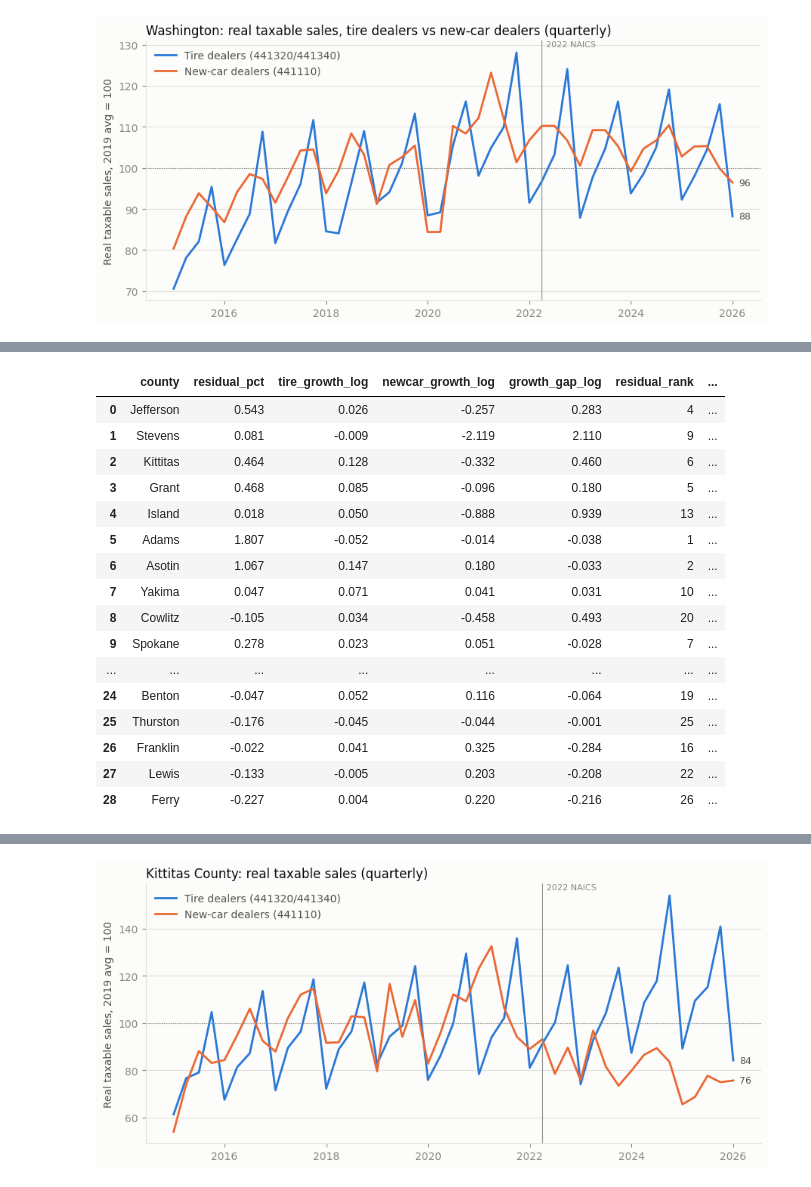
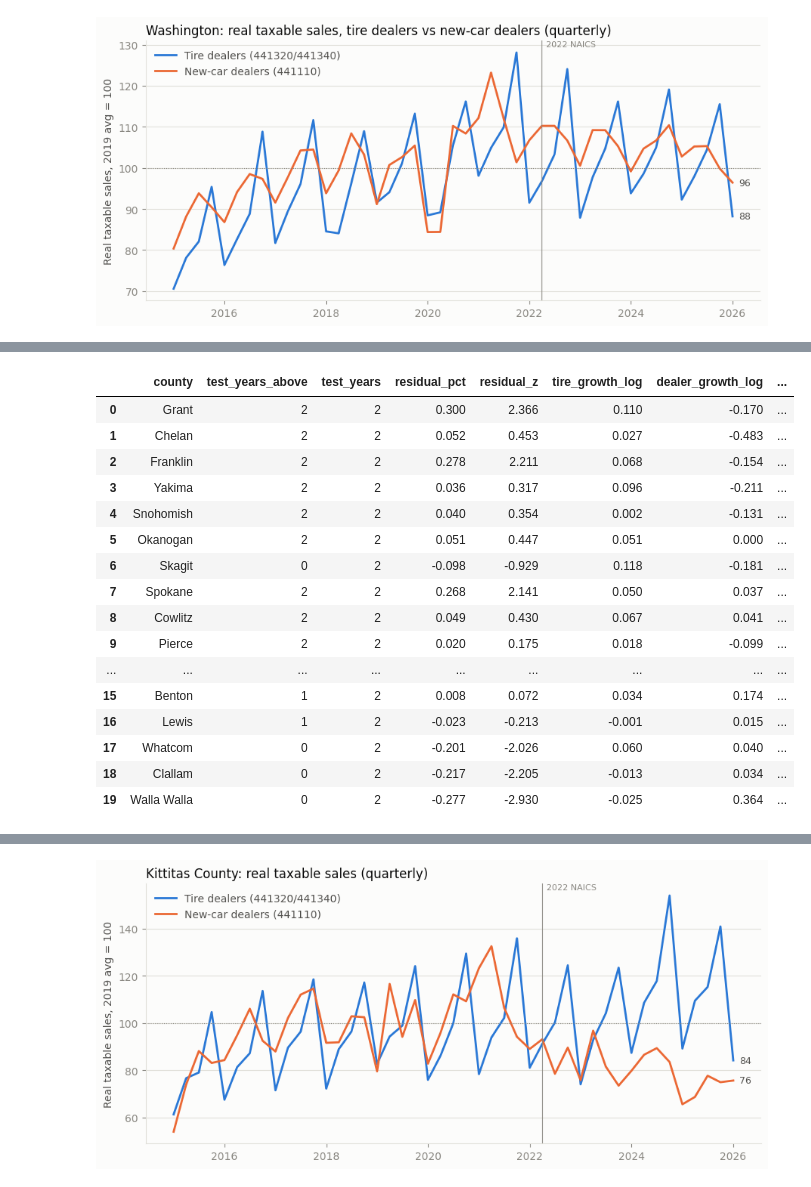
Before and after one commit to gisaf22/wa-tire-market-opportunity, a Jupyter notebook: notebooks/wa_tire_opportunity.ipynb, the cells around one changed output, grey strips where cells are left out. Saved outputs shown, nothing was run; the diff lists cells and outputs as text; code cells hidden in the pictures.

```diff
--- a/notebooks/wa_tire_opportunity.ipynb
+++ b/notebooks/wa_tire_opportunity.ipynb
@@ -17,6 +17,7 @@ from wa_tire import config, plots, signals
 from wa_tire.build import load_processed
 pd.set_option("display.float_format", "{:,.3f}".format)
 pd.set_option("display.max_rows", 60)
+pd.set_option("display.width", 200)
 # %% [markdown]
 ## 2. Data
 
@@ -101,22 +109,22 @@ This section ranks counties on both signals and highlights the top candidates.
 # %%
-ranked = load_processed("signals")
-ranked[["county", "residual_pct", "tire_growth_log", "newcar_growth_log", "growth_gap_log", "residual_rank", "growth_gap_rank", "combined_rank", "top_candidate"]]
+ranked = load_processed("signals_cbp_emp")
+ranked[["county", "test_years_above", "test_years", "residual_pct", "residual_z", "tire_growth_log", "dealer_growth_log", "relative_gap_log", "residual_flag", "growth_flag", "top_candidate"]]
 # %% [output]
-|  | county | residual_pct | tire_growth_log | newcar_growth_log | growth_gap_log | residual_rank | ... |
-| 0 | Jefferson | 0.543 | 0.026 | -0.257 | 0.283 | 4 | ... |
-| 1 | Stevens | 0.081 | -0.009 | -2.119 | 2.110 | 9 | ... |
-| 2 | Kittitas | 0.464 | 0.128 | -0.332 | 0.460 | 6 | ... |
-| 3 | Grant | 0.468 | 0.085 | -0.096 | 0.180 | 5 | ... |
-| 4 | Island | 0.018 | 0.050 | -0.888 | 0.939 | 13 | ... |
-| 5 | Adams | 1.807 | -0.052 | -0.014 | -0.038 | 1 | ... |
-| 6 | Asotin | 1.067 | 0.147 | 0.180 | -0.033 | 2 | ... |
-| 7 | Yakima | 0.047 | 0.071 | 0.041 | 0.031 | 10 | ... |
-| 8 | Cowlitz | -0.105 | 0.034 | -0.458 | 0.493 | 20 | ... |
-| 9 | Spokane | 0.278 | 0.023 | 0.051 | -0.028 | 7 | ... |
-| ... | ... | ... | ... | ... | ... | ... | ... |
-| 24 | Benton | -0.047 | 0.052 | 0.116 | -0.064 | 19 | ... |
-| 25 | Thurston | -0.176 | -0.045 | -0.044 | -0.001 | 25 | ... |
-| 26 | Franklin | -0.022 | 0.041 | 0.325 | -0.284 | 16 | ... |
-| 27 | Lewis | -0.133 | -0.005 | 0.203 | -0.208 | 22 | ... |
-| 28 | Ferry | -0.227 | 0.004 | 0.220 | -0.216 | 26 | ... |
+|  | county | test_years_above | test_years | residual_pct | residual_z | tire_growth_log | dealer_growth_log | ... |
+| 0 | Grant | 2 | 2 | 0.300 | 2.366 | 0.110 | -0.170 | ... |
+| 1 | Chelan | 2 | 2 | 0.052 | 0.453 | 0.027 | -0.483 | ... |
+| 2 | Franklin | 2 | 2 | 0.278 | 2.211 | 0.068 | -0.154 | ... |
+| 3 | Yakima | 2 | 2 | 0.036 | 0.317 | 0.096 | -0.211 | ... |
+| 4 | Snohomish | 2 | 2 | 0.040 | 0.354 | 0.002 | -0.131 | ... |
+| 5 | Okanogan | 2 | 2 | 0.051 | 0.447 | 0.051 | 0.000 | ... |
+| 6 | Skagit | 0 | 2 | -0.098 | -0.929 | 0.118 | -0.181 | ... |
+| 7 | Spokane | 2 | 2 | 0.268 | 2.141 | 0.050 | 0.037 | ... |
+| 8 | Cowlitz | 2 | 2 | 0.049 | 0.430 | 0.067 | 0.041 | ... |
+| 9 | Pierce | 2 | 2 | 0.020 | 0.175 | 0.018 | -0.099 | ... |
+| ... | ... | ... | ... | ... | ... | ... | ... | ... |
+| 15 | Benton | 1 | 2 | 0.008 | 0.072 | 0.034 | 0.174 | ... |
+| 16 | Lewis | 1 | 2 | -0.023 | -0.213 | -0.001 | 0.015 | ... |
+| 17 | Whatcom | 0 | 2 | -0.201 | -2.026 | 0.060 | 0.040 | ... |
+| 18 | Clallam | 0 | 2 | -0.217 | -2.205 | -0.013 | 0.034 | ... |
+| 19 | Walla Walla | 0 | 2 | -0.277 | -2.930 | -0.025 | 0.364 | ... |
 # %%
```
Also changed, not shown: parts of 25 cells of this notebook, 30 other files.
